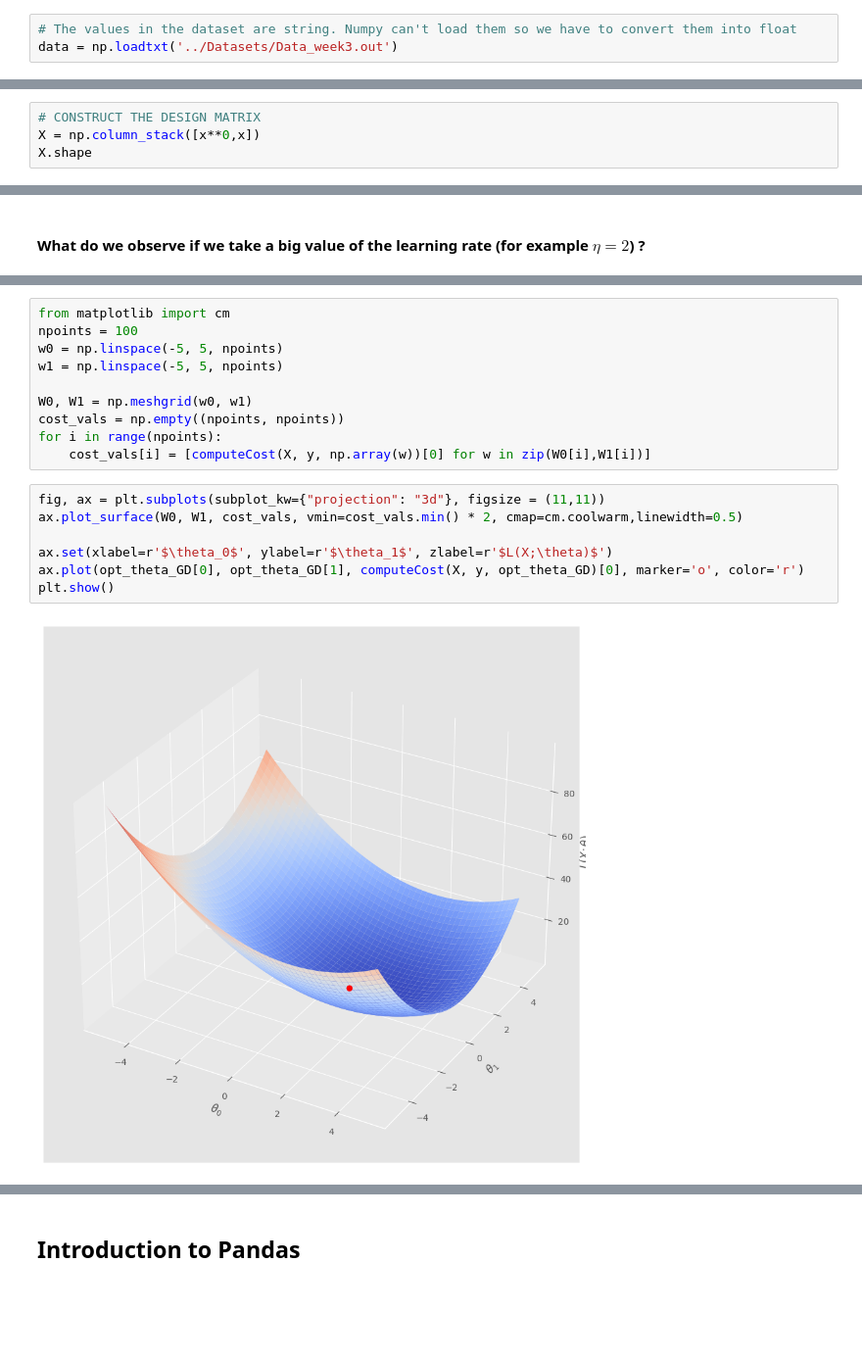
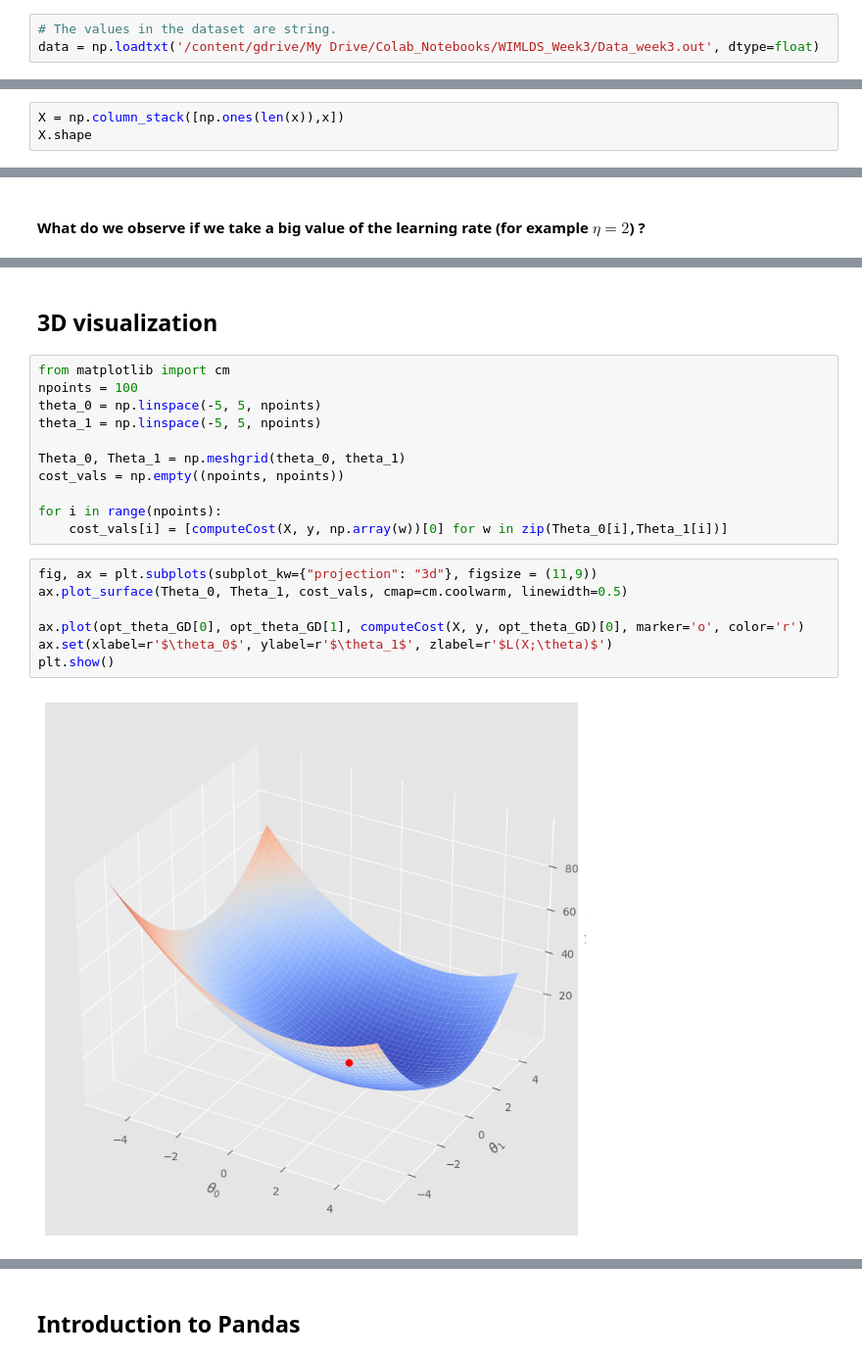
Before and after one commit to WiMLDS-Ghana/MathsBootCamp24, a Jupyter notebook: Python_codes/Week_3_python_codes_optimization.ipynb, the cells around one changed output, grey strips where cells are left out. Shown: that part at 98% size. Saved outputs shown, nothing was run; the diff lists cells and outputs as text; blank space fills up the shorter version.

```diff
--- a/Python_codes/Week_3_python_codes_optimization.ipynb
+++ b/Python_codes/Week_3_python_codes_optimization.ipynb
@@ -16,8 +8,8 @@ import numpy as np
 import matplotlib.pyplot as plt
 plt.style.use('ggplot')
 # %%
-# The values in the dataset are string. Numpy can't load them so we have to convert them into float
-data = np.loadtxt('../Datasets/Data_week3.out')
+# The values in the dataset are string.
+data = np.loadtxt('/content/gdrive/My Drive/Colab_Notebooks/WIMLDS_Week3/Data_week3.out', dtype=float)
 # %%
 data.shape
 # %% [output]
@@ -35,6 +40,5 @@ plt.scatter(x, y, s=50)
 # %%
-# CONSTRUCT THE DESIGN MATRIX
-X = np.column_stack([x**0,x])
+X = np.column_stack([np.ones(len(x)),x])
 X.shape
 # %% [output]
 (30, 2)
@@ -170,19 +182,22 @@ np.asarray(loss_history_test).min()
+# %% [markdown]
+## 3D visualization
 # %%
 from matplotlib import cm
 npoints = 100
-w0 = np.linspace(-5, 5, npoints)
-w1 = np.linspace(-5, 5, npoints)
+theta_0 = np.linspace(-5, 5, npoints)
+theta_1 = np.linspace(-5, 5, npoints)
 
-W0, W1 = np.meshgrid(w0, w1)
+Theta_0, Theta_1 = np.meshgrid(theta_0, theta_1)
 cost_vals = np.empty((npoints, npoints))
+
 for i in range(npoints):
-    cost_vals[i] = [computeCost(X, y, np.array(w))[0] for w in zip(W0[i],W1[i])]
+    cost_vals[i] = [computeCost(X, y, np.array(w))[0] for w in zip(Theta_0[i],Theta_1[i])]
 # %%
-fig, ax = plt.subplots(subplot_kw={"projection": "3d"}, figsize = (11,11))
-ax.plot_surface(W0, W1, cost_vals, vmin=cost_vals.min() * 2, cmap=cm.coolwarm,linewidth=0.5)
+fig, ax = plt.subplots(subplot_kw={"projection": "3d"}, figsize = (11,9))
+ax.plot_surface(Theta_0, Theta_1, cost_vals, cmap=cm.coolwarm, linewidth=0.5)
 
+ax.plot(opt_theta_GD[0], opt_theta_GD[1], computeCost(X, y, opt_theta_GD)[0], marker='o', color='r')
 ax.set(xlabel=r'$\theta_0$', ylabel=r'$\theta_1$', zlabel=r'$L(X;\theta)$')
-ax.plot(opt_theta_GD[0], opt_theta_GD[1], computeCost(X, y, opt_theta_GD)[0], marker='o', color='r')
 plt.show()
 # %% [output]
-[figure, old version]
+[figure, new version]
```
Also changed, not shown: parts of 34 cells of this notebook, 1 other file.
